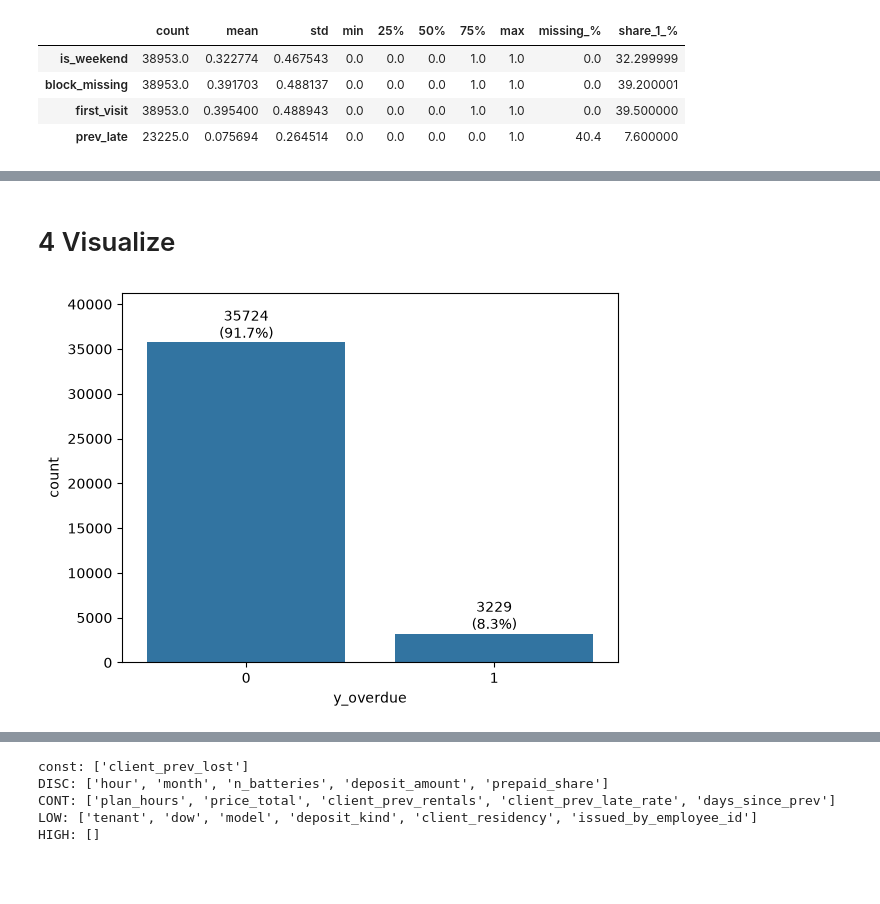
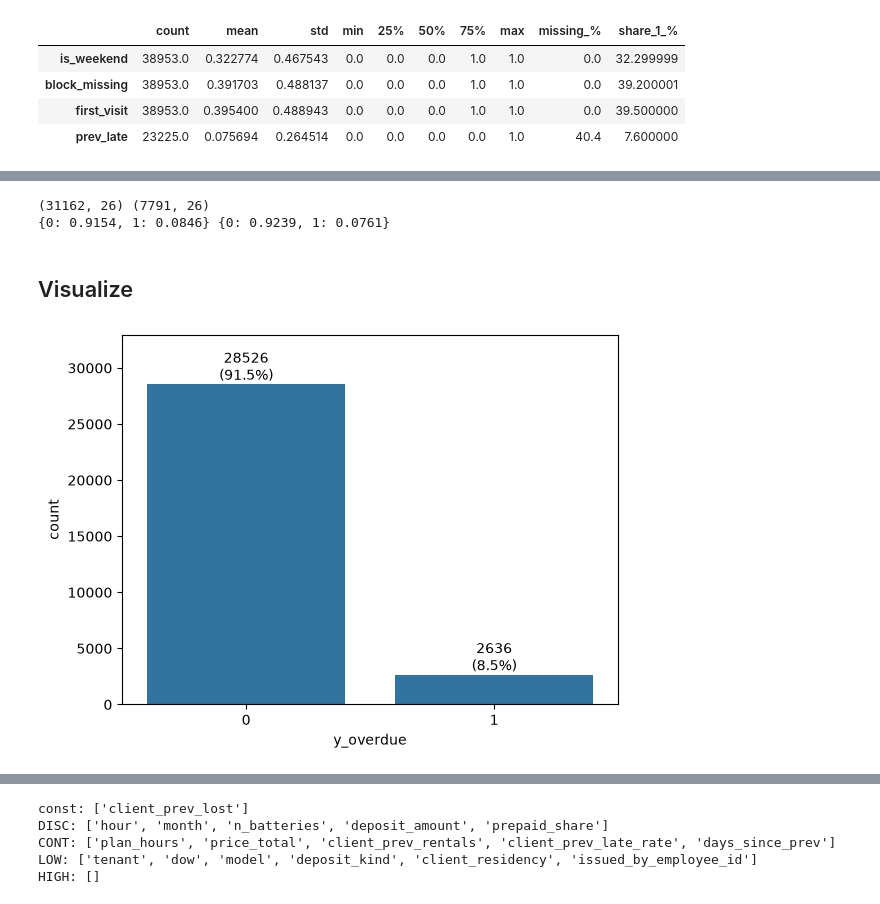
Before and after one commit to kirillrub108/predict-rental-overdue, a Jupyter notebook: main.ipynb, the cells around one changed output, grey strips where cells are left out. Saved outputs shown, nothing was run; the diff lists cells and outputs as text; code cells hidden in the pictures; blank space fills up the shorter version.

```diff
--- a/main.ipynb
+++ b/main.ipynb
@@ -150,18 +157,34 @@ bool_summary
+# %%
+from sklearn.model_selection import train_test_split
+
+# time-based split without shuffling, so stratify / random_state do not apply
+assert df["started_at"].is_monotonic_increasing
+df_train, df_test = train_test_split(df, test_size=0.2, shuffle=False)
+# %%
+print(df_train.shape, df_test.shape)
+assert df_train.index.intersection(df_test.index).empty
+assert df_train["started_at"].max() <= df_test["started_at"].min()
+print(df_train[TARGET].value_counts(normalize=True).round(4).to_dict(),
+      df_test[TARGET].value_counts(normalize=True).round(4).to_dict())
+# %% [output]
+(31162, 26) (7791, 26)
+{0: 0.9154, 1: 0.0846} {0: 0.9239, 1: 0.0761}
 # %% [markdown]
-# 4 Visualize
+## Visualize
 # %%
 import seaborn as sns
 import matplotlib.pyplot as plt
 %matplotlib inline
 # %%
-ax = sns.countplot(data=df, x=TARGET)
+# after split: df_train only
+ax = sns.countplot(data=df_train, x=TARGET)
 for p in ax.patches:
     h = p.get_height()
-    ax.annotate(f"{int(h)}\n({h / len(df):.1%})",
+    ax.annotate(f"{int(h)}\n({h / len(df_train):.1%})",
                 (p.get_x() + p.get_width() / 2, h),
                 ha="center", va="bottom")
 ax.set_ylim(0, ax.get_ylim()[1] * 1.1)
 plt.show()
 # %% [output]
-[figure, old version]
+[figure, new version]
 # %% [markdown]
```
Also changed, not shown: parts of 39 cells of this notebook.
